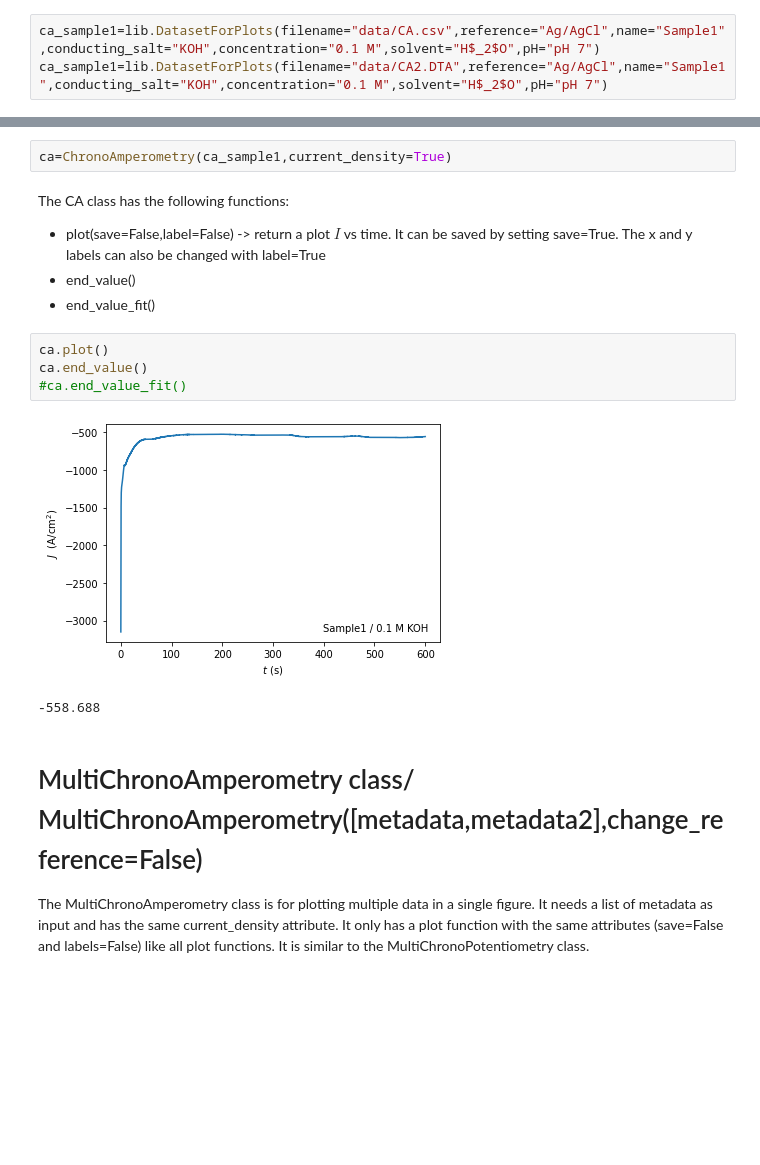
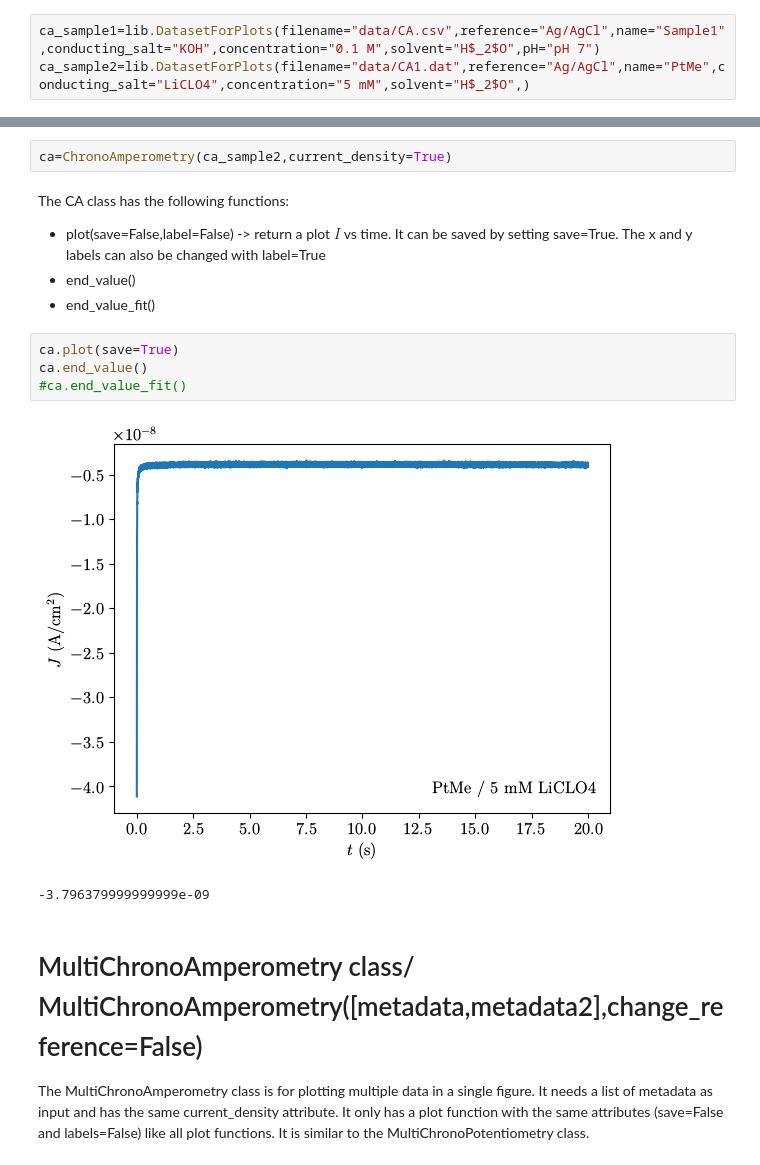
Before and after one commit to FAIRChemistry/datamodel-electrochemistry, a Jupyter notebook: Notebook_with_markdown.ipynb, the cells around one changed output, grey strips where cells are left out. Cells and saved outputs as stored; diff of their text form; blank space fills up the shorter version.

```diff
--- a/Notebook_with_markdown.ipynb
+++ b/Notebook_with_markdown.ipynb
@@ -152,4 +163,4 @@ multicp.plot(save=False)
 This class is very similar to the ChronoPotentiometry class it has the same input but another attribute current_density=False. By setting this on True you will be able to work with the current density instead of the current.
 # %%
 ca_sample1=lib.DatasetForPlots(filename="data/CA.csv",reference="Ag/AgCl",name="Sample1",conducting_salt="KOH",concentration="0.1 M",solvent="H$_2$O",pH="pH 7")
-ca_sample1=lib.DatasetForPlots(filename="data/CA2.DTA",reference="Ag/AgCl",name="Sample1",conducting_salt="KOH",concentration="0.1 M",solvent="H$_2$O",pH="pH 7")
+ca_sample2=lib.DatasetForPlots(filename="data/CA1.dat",reference="Ag/AgCl",name="PtMe",conducting_salt="LiCLO4",concentration="5 mM",solvent="H$_2$O",)
@@ -167,17 +167,17 @@ ca_sample1=lib.DatasetForPlots(filename="data/CA2.DTA",reference="Ag/AgCl",name=
 # %%
-ca=ChronoAmperometry(ca_sample1,current_density=True)
+ca=ChronoAmperometry(ca_sample2,current_density=True)
 # %% [markdown]
 The CA class has the following functions:
 - plot(save=False,label=False) -> return a plot $I$ vs time. It can be saved by setting save=True. The x and y labels can also be changed with label=True
 - end_value()
 - end_value_fit()
 # %%
-ca.plot()
+ca.plot(save=True)
 ca.end_value()
 #ca.end_value_fit()
 # %% [output]
-[figure, old version]
+[figure, new version]
--558.688
+-3.796379999999999e-09
 # %% [markdown]
 # MultiChronoAmperometry class/ MultiChronoAmperometry([metadata,metadata2],change_reference=False)
 The MultiChronoAmperometry class is for plotting multiple data in a single figure. It needs a list of metadata as input and has the same current_density attribute. It only has a plot function with the same attributes (save=False and labels=False) like all plot functions. It is similar to the MultiChronoPotentiometry class.
```
Also changed, not shown: parts of 17 cells of this notebook, 1 other file.
